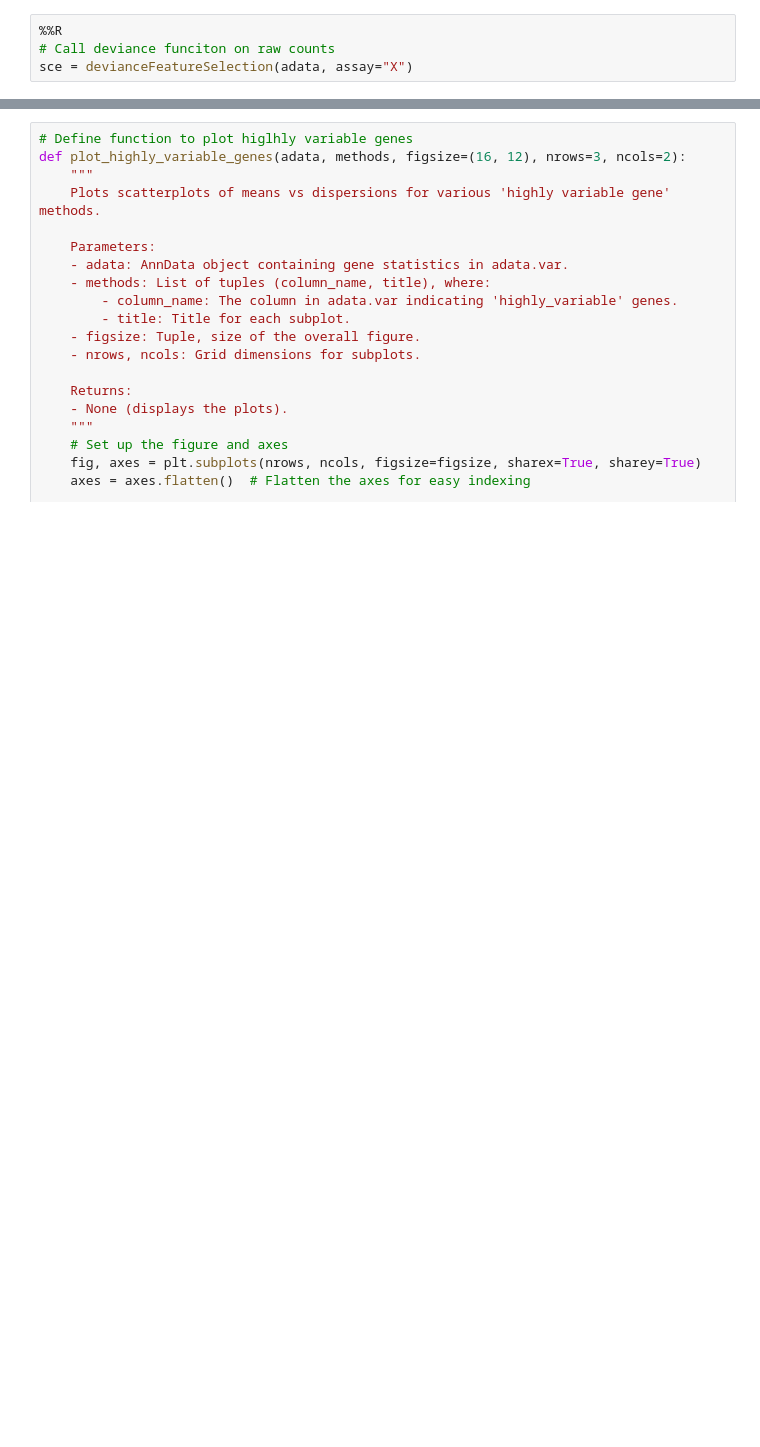
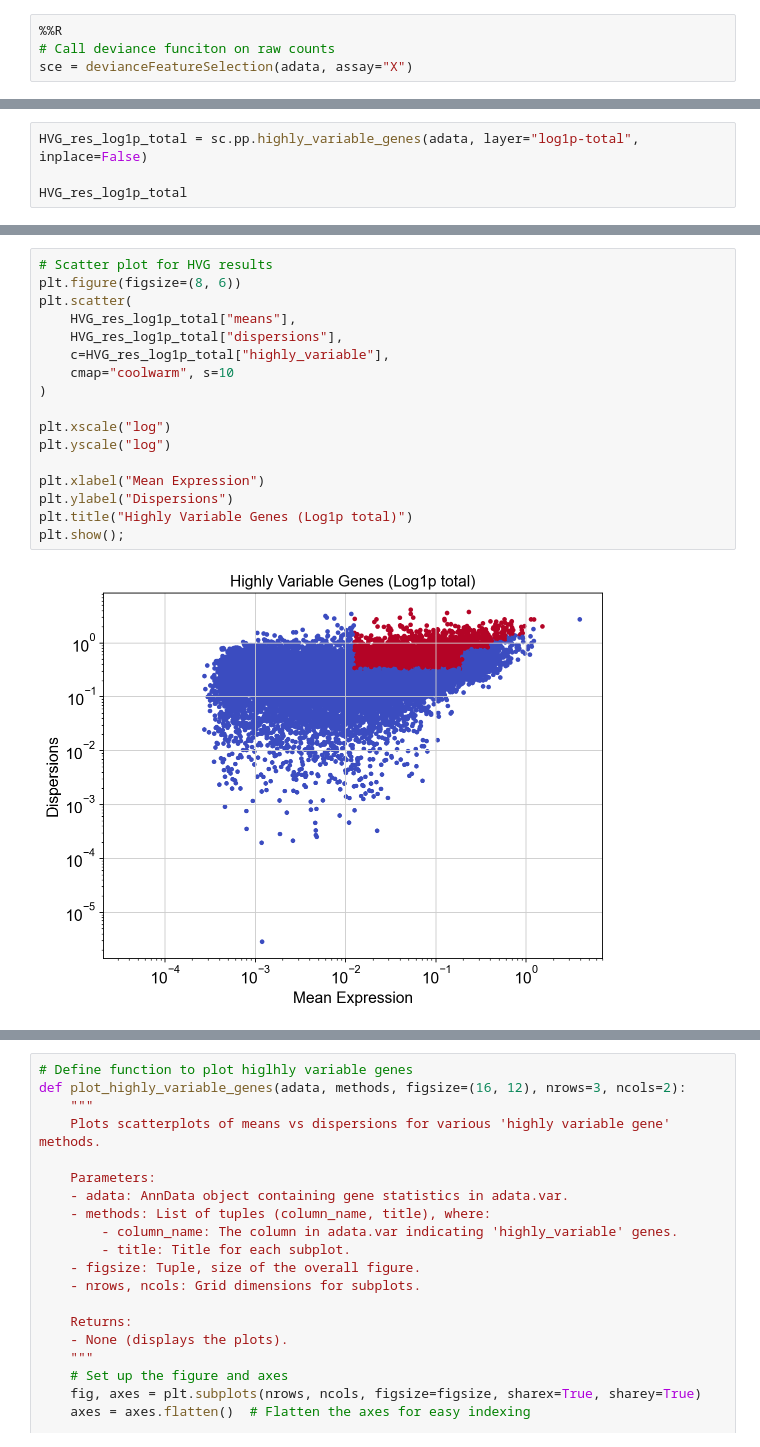
Before and after one commit to MikiasHWT/scRNA_Lethal_Covid19_Analysis, a Jupyter notebook: scRNA_Lethal_Covid19_Analysis.ipynb, the cells around one changed output, grey strips where cells are left out. Saved outputs shown, nothing was run; the diff lists cells and outputs as text; blank space fills up the shorter version.

```diff
--- a/scRNA_Lethal_Covid19_Analysis.ipynb
+++ b/scRNA_Lethal_Covid19_Analysis.ipynb
@@ -877,0 +860,4 @@ pivot_df
+# %%
+HVG_res_log1p_total = sc.pp.highly_variable_genes(adata, layer="log1p-total", inplace=False)
+
+HVG_res_log1p_total
@@ -877,0 +885,19 @@ pivot_df
+# %%
+# Scatter plot for HVG results
+plt.figure(figsize=(8, 6))
+plt.scatter(
+    HVG_res_log1p_total["means"],
+    HVG_res_log1p_total["dispersions"],
+    c=HVG_res_log1p_total["highly_variable"],
+    cmap="coolwarm", s=10
+)
+
+plt.xscale("log")
+plt.yscale("log")
+
+plt.xlabel("Mean Expression")
+plt.ylabel("Dispersions")
+plt.title("Highly Variable Genes (Log1p total)")
+plt.show();
+# %% [output]
+[figure, added]
```
Also changed, not shown: parts of 65 cells of this notebook.
